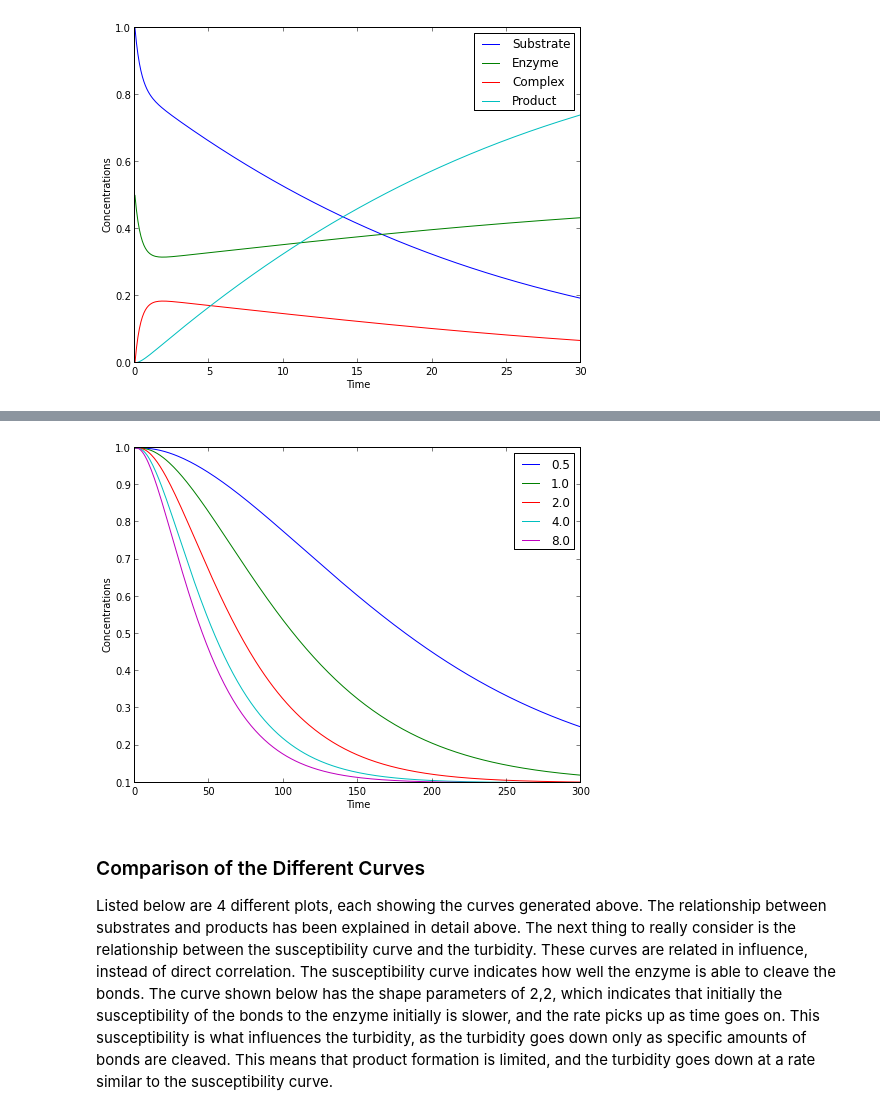
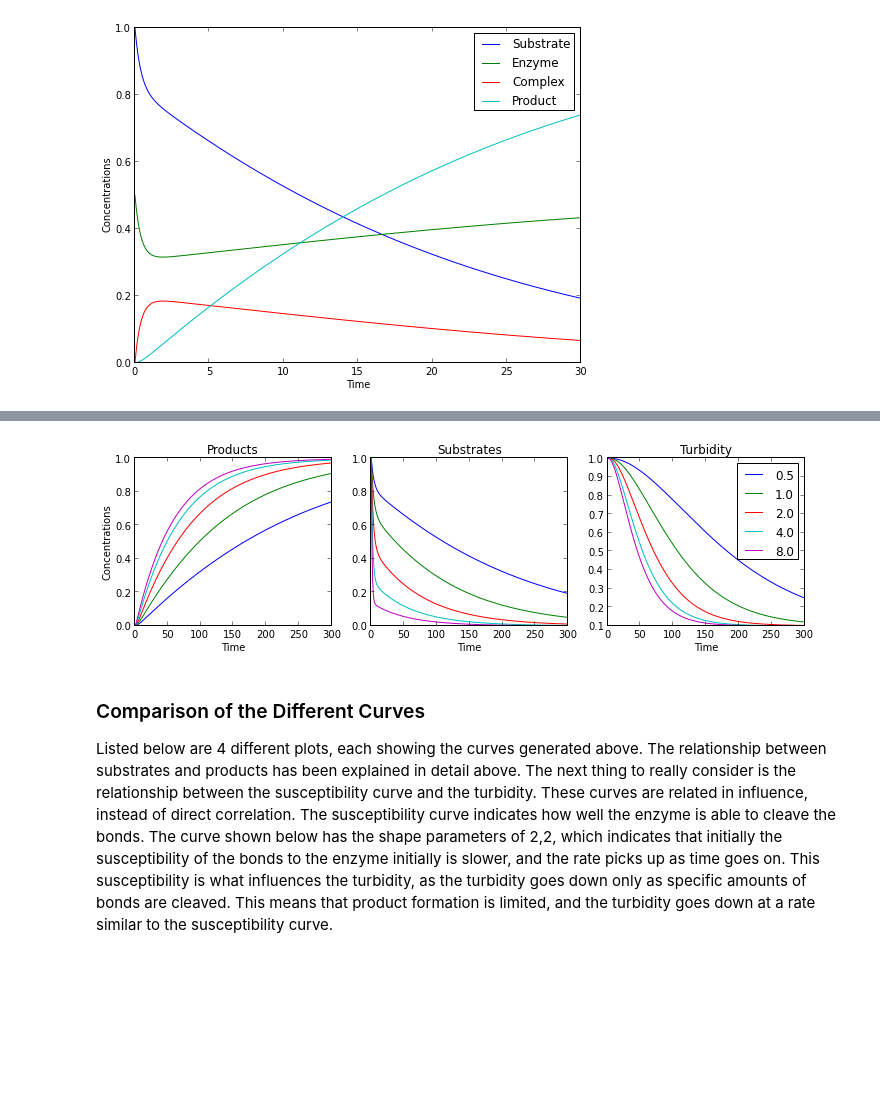
Before and after one commit to gajomi/enzymatica, a Jupyter notebook: docs/turbidity_simulation_test.ipynb, the cells around one changed output, grey strips where cells are left out. Drawn from its saved outputs; the diff is of its cells as text; code cells hidden in the pictures; blank space fills up the shorter version.

```diff
--- a/docs/turbidity_simulation_test.ipynb
+++ b/docs/turbidity_simulation_test.ipynb
@@ -87,11 +69,27 @@ substrates_legend = legend(substrates_plot, E0) # initial enzyme concentrations
-# %%
-turbidity_series = simulation.turbidity_time_series().T
-xlabel('Time')
-ylabel('Concentrations')
-turbidity_plot = plot(turbidity_series)
-turbidity_legend = legend(turbidity_plot, E0) # initial enzyme concentrations
-# %% [output]
-[figure, removed]
+# %%
+products = numpy.array([time_series[i,:,3] for i in range(5)]).T
+substrates = numpy.array([time_series[i,:,0] for i in range(5)]).T
+turbidity_series = simulation.turbidity_time_series().T
+
+figsize(12,3)
+
+fig, (ax1, ax2, ax3) = subplots(1, 3)
+ax1.set_title('Products')
+ax2.set_title('Substrates')
+ax3.set_title('Turbidity')
+
+ax1.set_xlabel('Time')
+ax2.set_xlabel('Time')
+ax3.set_xlabel('Time')
+ax1.set_ylabel('Concentrations')
+
+products_plot = ax1.plot(products)
+substrates_plot = ax2.plot(substrates)
+turbidity_series_plot = ax3.plot(turbidity_series)
+
+products_legend = legend(products_plot, E0) # initial enzyme concentrations
+# %% [output]
+[figure, added]
 # %% [markdown]
 <h3>Comparison of the Different Curves</h3>
 <div>
```
Also changed, not shown: parts of 12 cells of this notebook, 1 other file.
